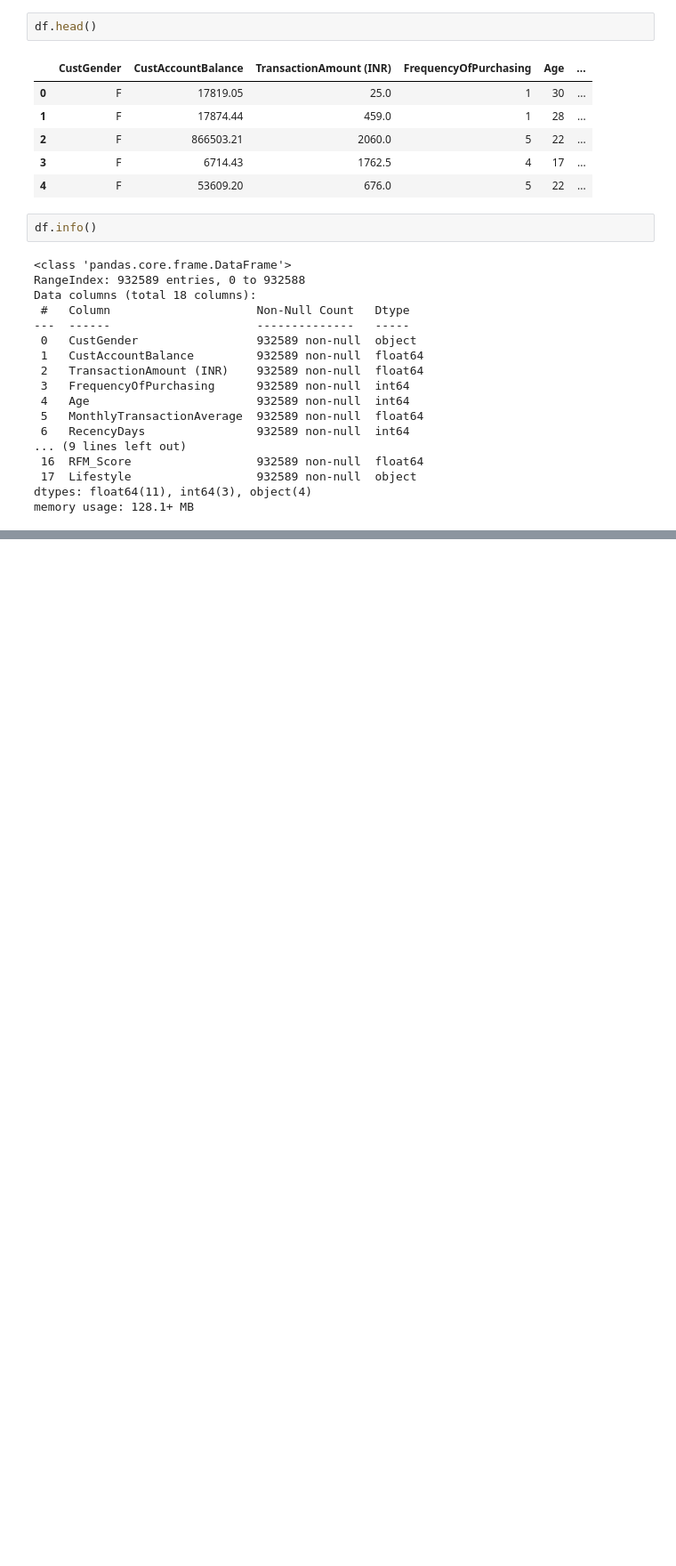
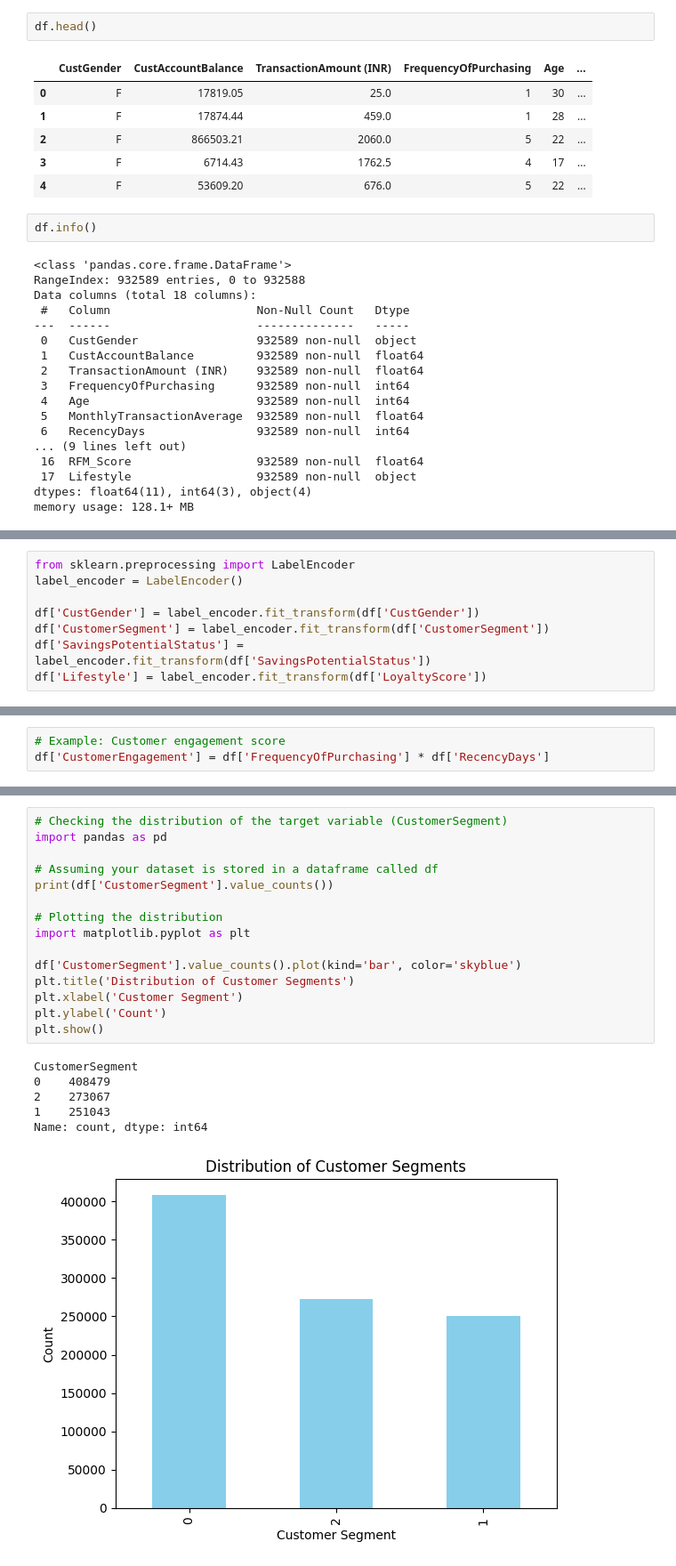
Before and after one commit to Kiritiaajd/Customer-Segmentation-for-Banking-Clients, a Jupyter notebook: experiment/Model_trainning.ipynb, the cells around one changed output, grey strips where cells are left out. Shown: that part at 89% size. Drawn from its saved outputs; the diff is of its cells as text; blank space fills up the shorter version.

```diff
--- a/experiment/Model_trainning.ipynb
+++ b/experiment/Model_trainning.ipynb
@@ -39,0 +35,8 @@ df.to_excel('Purchasing_power_dataset.xlsx', index=False)
+# %%
+from sklearn.preprocessing import LabelEncoder
+label_encoder = LabelEncoder()
+
+df['CustGender'] = label_encoder.fit_transform(df['CustGender'])
+df['CustomerSegment'] = label_encoder.fit_transform(df['CustomerSegment'])
+df['SavingsPotentialStatus'] = label_encoder.fit_transform(df['SavingsPotentialStatus'])
+df['Lifestyle'] = label_encoder.fit_transform(df['LoyaltyScore'])
@@ -39,0 +52,3 @@ df.to_excel('Purchasing_power_dataset.xlsx', index=False)
+# %%
+# Example: Customer engagement score
+df['CustomerEngagement'] = df['FrequencyOfPurchasing'] * df['RecencyDays']
@@ -39,0 +64,22 @@ df.to_excel('Purchasing_power_dataset.xlsx', index=False)
+# %%
+# Checking the distribution of the target variable (CustomerSegment)
+import pandas as pd
+
+# Assuming your dataset is stored in a dataframe called df
+print(df['CustomerSegment'].value_counts())
+
+# Plotting the distribution
+import matplotlib.pyplot as plt
+
+df['CustomerSegment'].value_counts().plot(kind='bar', color='skyblue')
+plt.title('Distribution of Customer Segments')
+plt.xlabel('Customer Segment')
+plt.ylabel('Count')
+plt.show()
+# %% [output]
+CustomerSegment
+0    408479
+2    273067
+1    251043
+Name: count, dtype: int64
+[figure, added]
```
Also changed, not shown: parts of 11 cells of this notebook, 1 other file.
